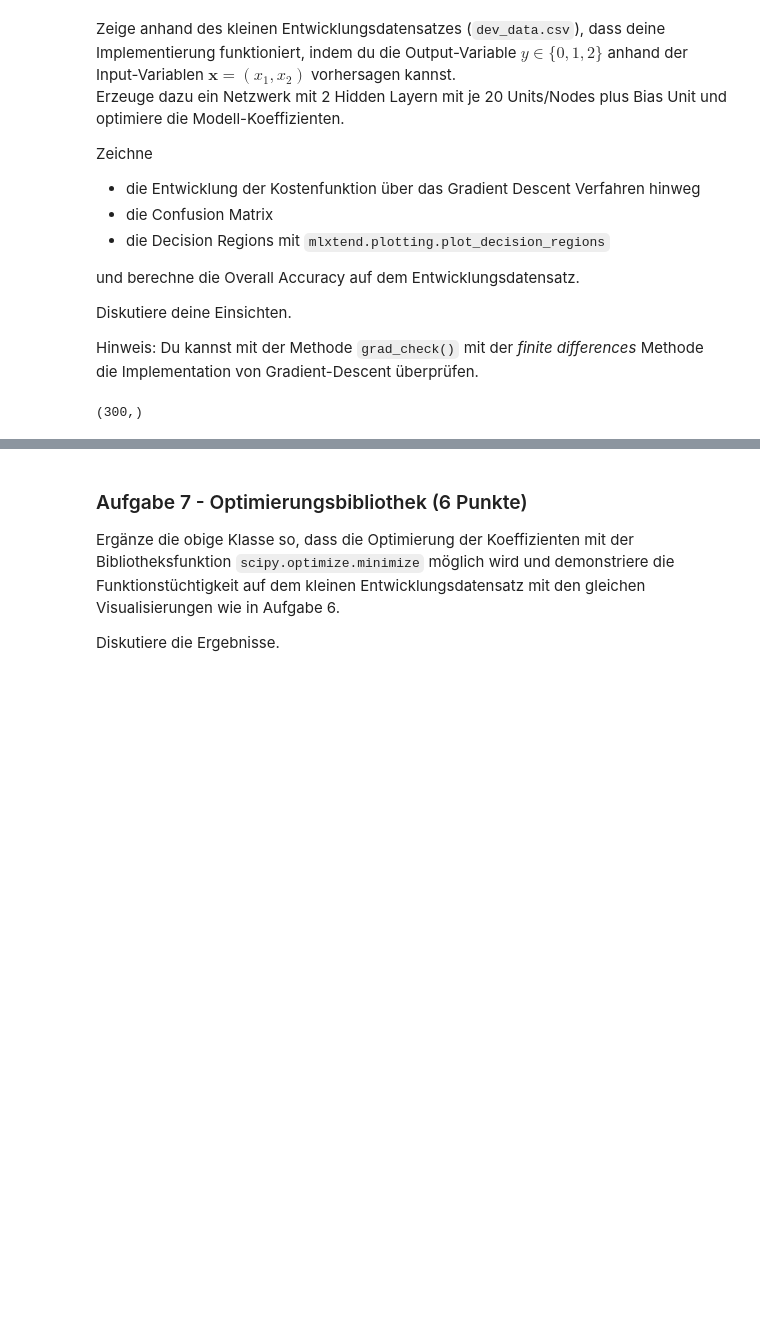
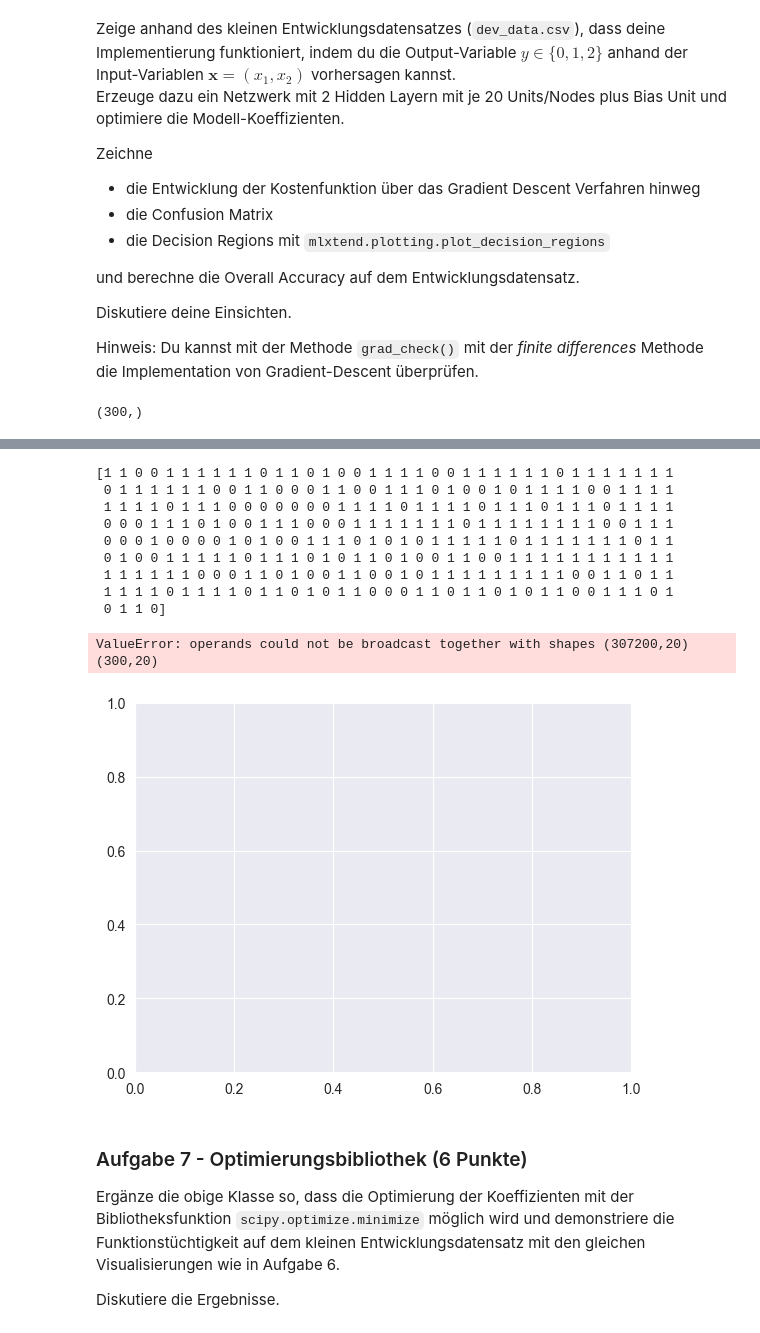
Before and after one commit to staldenhoefler/gml_mc2, a Jupyter notebook: gml_minichallenge_2-checkpoint.ipynb, the cells around one changed output, grey strips where cells are left out. Cells and saved outputs as stored; diff of their text form; code cells hidden in the pictures; blank space fills up the shorter version.

```diff
--- a/gml_minichallenge_2-checkpoint.ipynb
+++ b/gml_minichallenge_2-checkpoint.ipynb
@@ -631,7 +631,7 @@ class MLPClassifier(BaseEstimator):
 
 
             # Regularisierungsterm hinzufügen (nur für die Gewichte, nicht für den Bias)
-            #grad_w += self.alpha * self.layers[l][0]
+            grad_w = grad_w + (self.alpha * layers[l][0])
 
             # Füge den berechneten Gradienten zur Liste hinzu
             gradients.insert(0, grad_w)
@@ -727,7 +727,7 @@ class MLPClassifier(BaseEstimator):
             # Update der Gewichte
             for l in range(len(self.layers)):
                 self.layers[l][0] -= current_lr * gradients[l]  # Update der Gewichte
-                self.layers[l][1] -= current_lr * gradientsBias[l].reshape(-1, 1)  # Update des Bias
+                self.layers[l][1] = self.layers[l][1] - (current_lr * gradientsBias[l].reshape(-1, 1))  # Update des Bias
 
 
             # Optional: Validierung
@@ -743,7 +743,7 @@ class MLPClassifier(BaseEstimator):
                     no_improvement_count = 0
                 else:
                     no_improvement_count += 1
-                    if no_improvement_count > 1:
+                    if no_improvement_count > 20:
                         print("Early stopping due to no improvement")
                         break
         ### END SOLUTION
@@ -803,7 +803,6 @@ class MLPClassifier(BaseEstimator):
            -> output shape [num_samples, 1]
         """
         ### BEGIN SOLUTION
-
         return np.argmax(self.predict_proba(X), axis=-1)
         ### END SOLUTION
 
@@ -1001,8 +1000,8 @@ y_dev.shape
 # %% [output]
 (300,)
 # %%
-layer = [2, 20, 50, 20, 3]
-mlpClassifier = MLPClassifier(num_nodes_per_layer = layer, max_num_steps=5000, lr=0.000001,  random_seed=123)
+layer = [2, 30, 30, 3]
+mlpClassifier = MLPClassifier(num_nodes_per_layer = layer, max_num_steps=50000, lr=0.00001, adaptive_lr_constant=0.0, alpha=0.00001, random_seed=123)
 mlpClassifier.fit(x_dev, y_dev_one_hot, validate_after_every_num_steps=1000, X_val=x_dev, y_val=y_dev_one_hot)
 #mlpClassifier.score(X_test, y_test_one_hot)
 # %% [output]
@@ -1014,17 +1034,31 @@ plt.plot(mlpClassifier.costs)
 # %%
 from mlxtend.plotting import plot_decision_regions
 from sklearn.preprocessing import OneHotEncoder
 encoder = OneHotEncoder(sparse_output=False)
 
 dev_data = pd.read_csv('data/dev_data.csv', delimiter=',')
 x_dev = dev_data.drop(columns=['y']).values
 y_dev = dev_data['y']
 
 y_dev = y_dev.to_numpy()
 
 y_dev_one_hot = encoder.fit_transform(y_dev.reshape(-1, 1))
+y_pred = mlpClassifier.predict(x_dev)
+print(y_pred)
 
 plot_decision_regions(x_dev, y_dev_one_hot.argmax(axis=1), clf=mlpClassifier, legend=2)
+# %% [output]
+[1 1 0 0 1 1 1 1 1 1 0 1 1 0 1 0 0 1 1 1 1 0 0 1 1 1 1 1 1 0 1 1 1 1 1 1 1
+ 0 1 1 1 1 1 1 0 0 1 1 0 0 0 1 1 0 0 1 1 1 0 1 0 0 1 0 1 1 1 1 0 0 1 1 1 1
+ 1 1 1 1 0 1 1 1 0 0 0 0 0 0 0 1 1 1 1 0 1 1 1 1 0 1 1 1 0 1 1 1 0 1 1 1 1
+ 0 0 0 1 1 1 0 1 0 0 1 1 1 0 0 0 1 1 1 1 1 1 1 0 1 1 1 1 1 1 1 1 0 0 1 1 1
+ 0 0 0 1 0 0 0 0 1 0 1 0 0 1 1 1 0 1 0 1 0 1 1 1 1 1 0 1 1 1 1 1 1 1 0 1 1
+ 0 1 0 0 1 1 1 1 1 0 1 1 1 0 1 0 1 1 0 1 0 0 1 1 0 0 1 1 1 1 1 1 1 1 1 1 1
+ 1 1 1 1 1 1 0 0 0 1 1 0 1 0 0 1 1 0 0 1 0 1 1 1 1 1 1 1 1 1 0 0 1 1 0 1 1
+ 1 1 1 1 0 1 1 1 1 0 1 1 0 1 0 1 1 0 0 0 1 1 0 1 1 0 1 0 1 1 0 0 1 1 1 0 1
+ 0 1 1 0]
+ValueError: operands could not be broadcast together with shapes (307200,20) (300,20)
+[figure, added]
 # %%
 dev_data
 # %%
```
Also changed, not shown: parts of 3 cells of this notebook.
